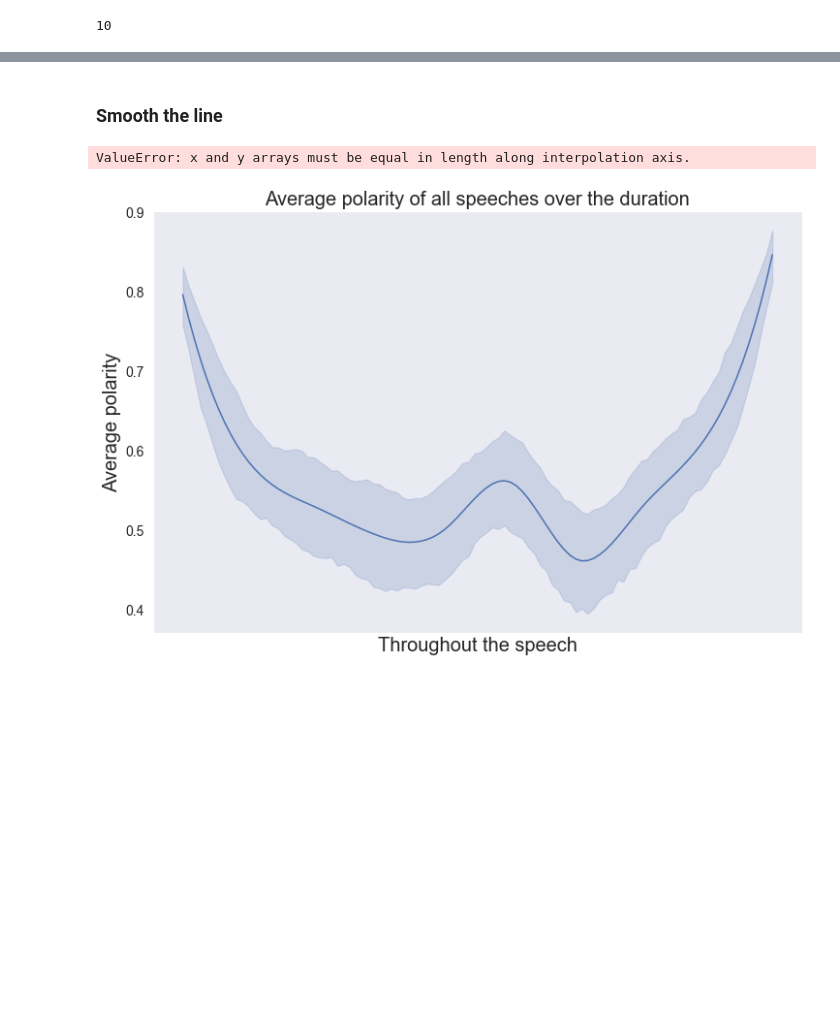
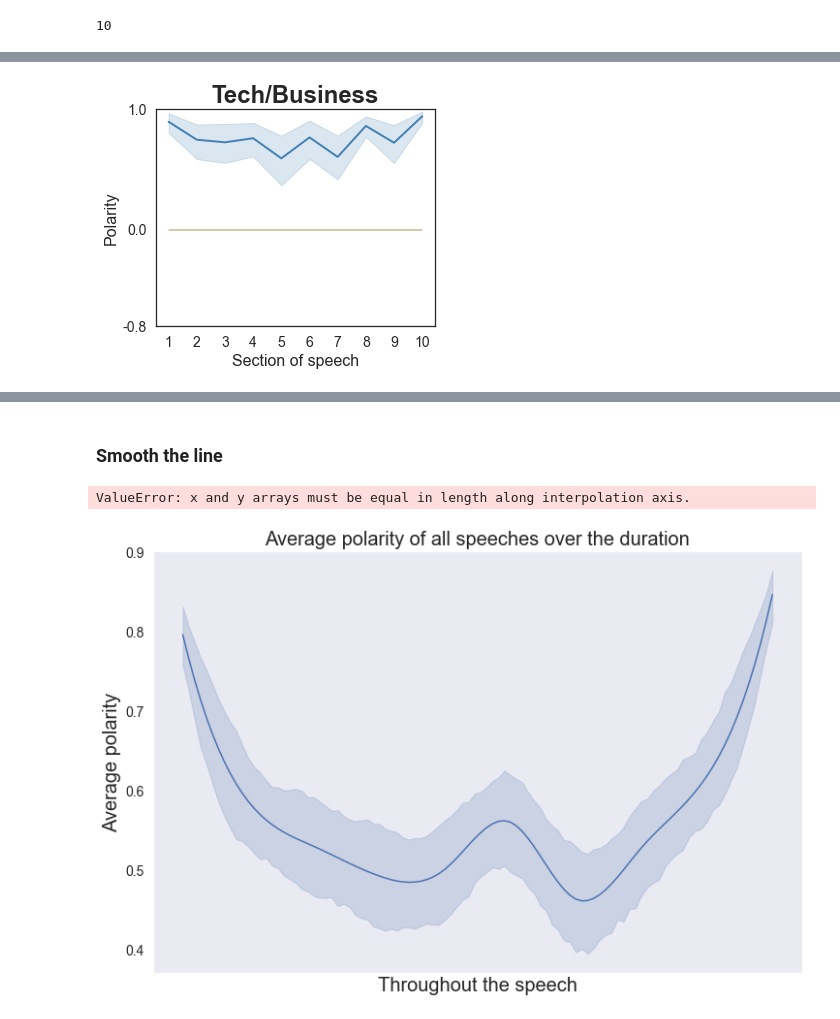
Before and after one commit to katiehuang1221/NLP-Analysis-On-Motivational-Speeches, a Jupyter notebook: notebook/07_sentiment_analysis_refine.ipynb, the cells around one changed output, grey strips where cells are left out. Saved outputs shown, nothing was run; the diff lists cells and outputs as text; code cells hidden in the pictures; blank space fills up the shorter version.

```diff
--- a/notebook/07_sentiment_analysis_refine.ipynb
+++ b/notebook/07_sentiment_analysis_refine.ipynb
@@ -424,0 +419,27 @@ plt.show()
+# %%
+# Tech/business people
+# Entertainment
+sub_df = speech_concise[speech_concise.category == "Tech/Business"]
+vader_sent_melt = polarity_melt(sub_df,10)
+
+import matplotlib as mpl
+
+fig,ax = plt.subplots(figsize=(5,4))
+sns.set_style("white")
+sns.lineplot(data=vader_sent_melt, x="variable", y="value",
+             color='steelblue',linewidth=2
+             )
+plt.title('Tech/Business',fontsize=24,fontweight='bold')
+plt.ylabel('Polarity',fontsize=16)
+plt.xlabel('Section of speech',fontsize=16)
+plt.xticks(fontsize=14)
+plt.yticks(fontsize=14)
+
+
+plt.plot(np.arange(0,10), np.zeros(10),color='tan')
+plt.ylim(-.75, 1)
+plt.yticks([-0.8, 0 ,1], labels = ['-0.8', '0.0' ,'1.0'], fontsize=14)
+
+fig.savefig('../plot/sent_tech.pdf', bbox_inches='tight', transparent = True);
+# %% [output]
+[figure, added]
```
Also changed, not shown: parts of 22 cells of this notebook, 4 other files.
